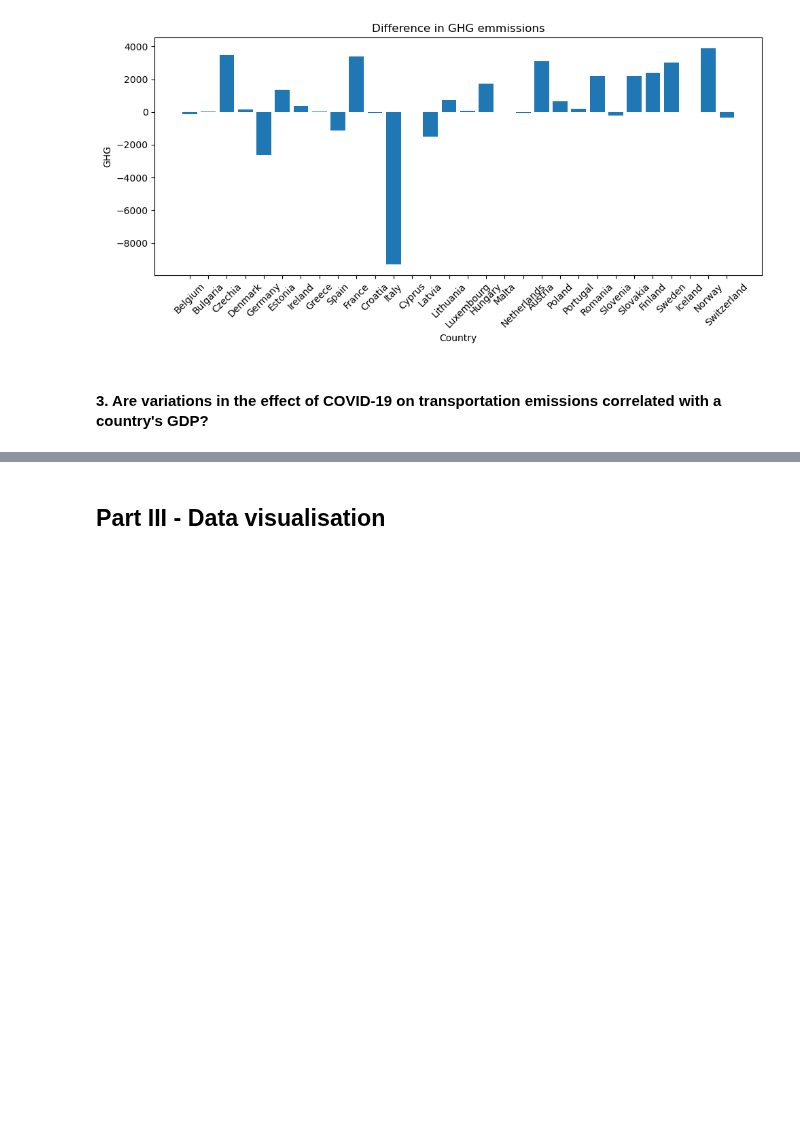
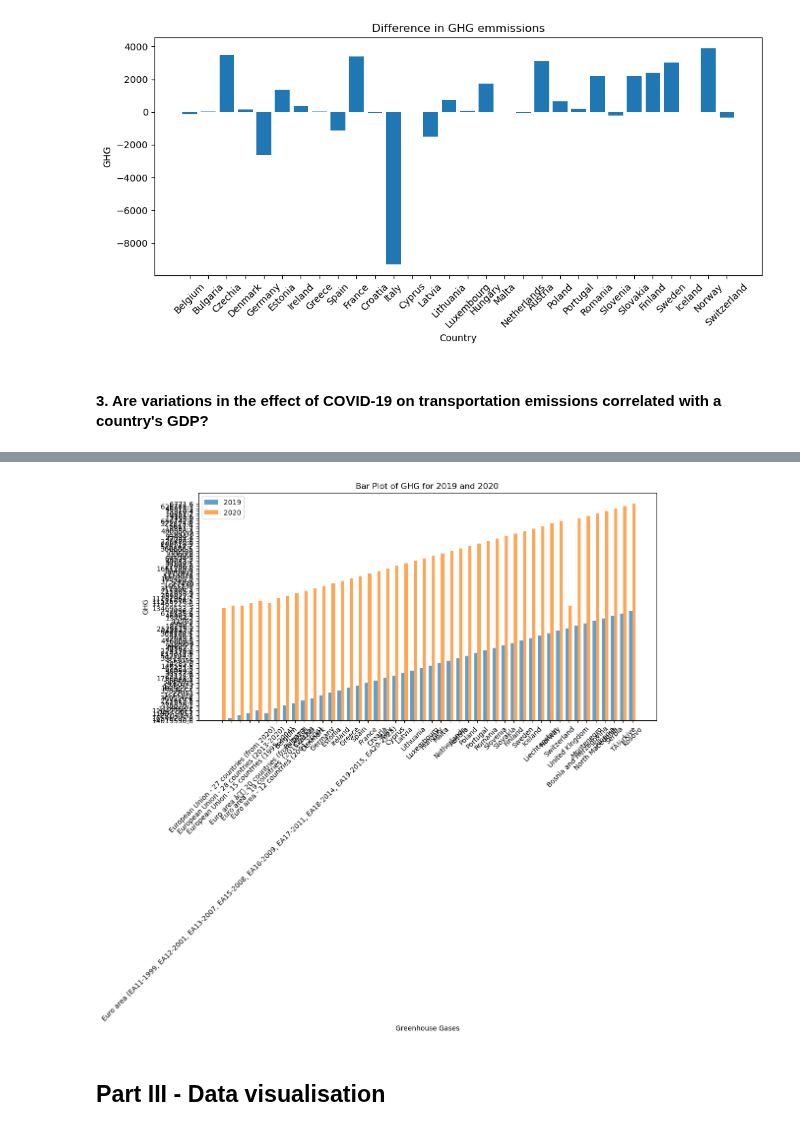
Before and after one commit to HHappy7/TIL6010-GroupProject, a Jupyter notebook: GroupProject-Layout.ipynb, the cells around one changed output, grey strips where cells are left out. Cells and saved outputs as stored; diff of their text form; code cells hidden in the pictures; blank space fills up the shorter version.

Commit message:
GDP_plot

```diff
--- a/GroupProject-Layout.ipynb
+++ b/GroupProject-Layout.ipynb
@@ -36,12 +36,14 @@ file_path1 = 'GHG.csv'
 file_path2 = 'NOx_data.csv'
 file_path3 = '2.5.csv'
 file_path4 = '10.csv'
+file_path5 = 'Data_GDP.csv'
 
 
 df_GHG = pd.read_csv(file_path1, sep = ',',encoding='ISO-8859-1')
 df_NOx = pd.read_csv(file_path2, sep = ';',encoding='ISO-8859-1')
 df_twofive = pd.read_csv(file_path3, sep = ';',encoding='ISO-8859-1')
 df_ten = pd.read_csv(file_path4, sep = ';',encoding='ISO-8859-1')
+df_GDP = pd.read_csv(file_path5, sep = ';',encoding='ISO-8859-1')
 
 # The file had an incorrect delimiter which caused a ParserError,
 # this is solved by adding sep=';' when reading the file.
@@ -97,3 +99,15 @@ The next code will filter the CSV files
 #df_GHG['2019'] = df_GHG['2019'].str.replace(',', '').astype(float)
 #df_GHG['2020'] = df_GHG['2020'].str.replace(',', '').astype(float)
 #df_GHG.to_csv('GHG.csv', index=False)
+# %%
+df_GDP.drop('ï»¿Number', axis=1, inplace=True)
+
+for i in range(2013,2023):
+    if i == 2019 or i == 2020:
+        continue
+    else:
+        df_GDP.drop(str(i), axis=1, inplace=True)
+
+df_GDP.drop()
+
+df_GDP
@@ -187,3 +243,33 @@ plt.show()
+# %%
+# Sample data
+countries = df_GDP['COUNTRY']
+gdp_2019 = df_GDP['2019']
+gdp_2020 = df_GDP['2020']
+
+# Create an array of x values for the bar positions
+x = np.arange(len(countries))
+
+# Set the width of the bars
+bar_width = 0.35
+
+# Create the bar plot
+plt.figure(figsize=(12, 6))
+plt.bar(x - bar_width/2, gdp_2019, bar_width, label='2019', alpha=0.7)
+plt.bar(x + bar_width/2, gdp_2020, bar_width, label='2020', alpha=0.7)
+
+# Set the x-tick labels to be the country names
+plt.xticks(x, countries, rotation=45)
+
+# Set labels and title
+plt.xlabel('Greenhouse Gases')
+plt.ylabel('GHG')
+plt.title('Bar Plot of GHG for 2019 and 2020')
+plt.legend()
+
+plt.tight_layout()
+plt.show()
+# %% [output]
+[figure, added]
 # %% [markdown]
 ## Part III - Data visualisation
 # %% [markdown]
```
Also changed, not shown: parts of 3 cells of this notebook.
